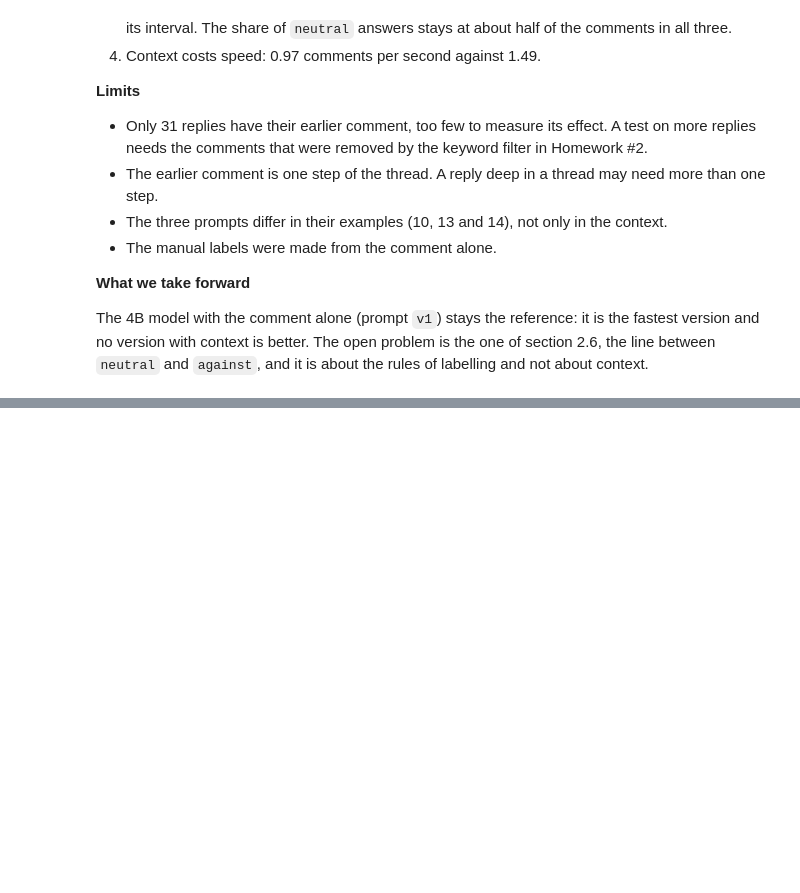
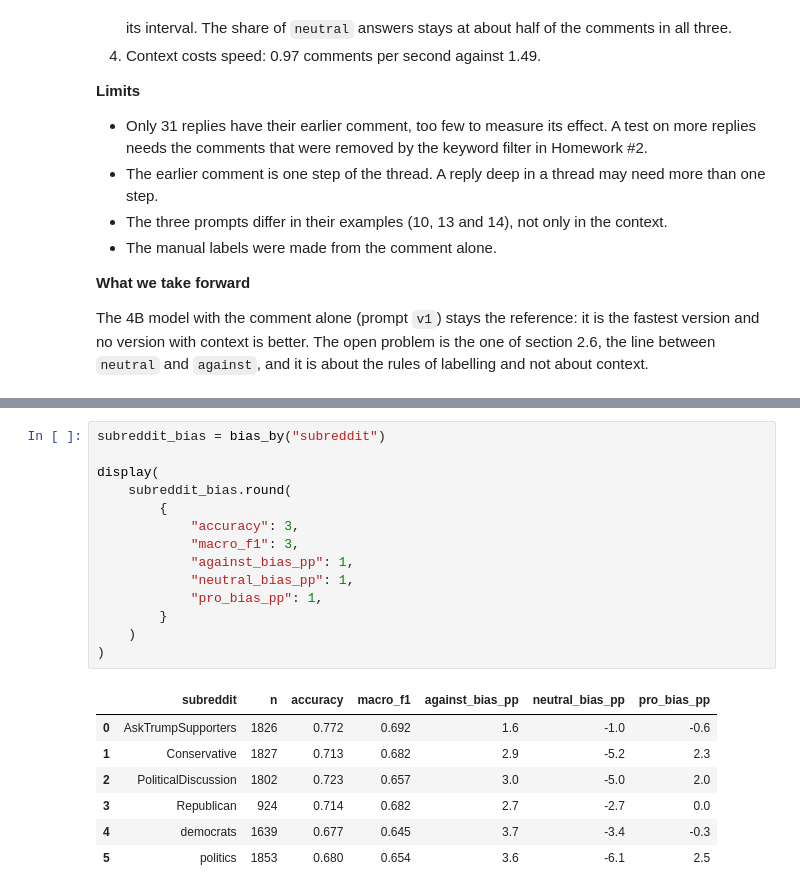
Before and after one commit to khorunzhaviktoriia/reddit_analysis_project, a Jupyter notebook: notebooks/EDA/model_selection.ipynb, the cells around one changed output, grey strips where cells are left out. Drawn from its saved outputs; the diff is of its cells as text; blank space fills up the shorter version.

```diff
--- a/notebooks/EDA/model_selection.ipynb
+++ b/notebooks/EDA/model_selection.ipynb
@@ -2463,0 +3934,22 @@ The 4B model with the comment alone (prompt `v1`) stays the reference: it is the
+# %%
+subreddit_bias = bias_by("subreddit")
+
+display(
+    subreddit_bias.round(
+        {
+            "accuracy": 3,
+            "macro_f1": 3,
+            "against_bias_pp": 1,
+            "neutral_bias_pp": 1,
+            "pro_bias_pp": 1,
+        }
+    )
+)
+# %% [output]
+|  | subreddit | n | accuracy | macro_f1 | against_bias_pp | neutral_bias_pp | pro_bias_pp |
+| 0 | AskTrumpSupporters | 1826 | 0.772 | 0.692 | 1.6 | -1.0 | -0.6 |
+| 1 | Conservative | 1827 | 0.713 | 0.682 | 2.9 | -5.2 | 2.3 |
+| 2 | PoliticalDiscussion | 1802 | 0.723 | 0.657 | 3.0 | -5.0 | 2.0 |
+| 3 | Republican | 924 | 0.714 | 0.682 | 2.7 | -2.7 | 0.0 |
+| 4 | democrats | 1639 | 0.677 | 0.645 | 3.7 | -3.4 | -0.3 |
+| 5 | politics | 1853 | 0.680 | 0.654 | 3.6 | -6.1 | 2.5 |
```
Also changed, not shown: parts of 82 cells of this notebook.
